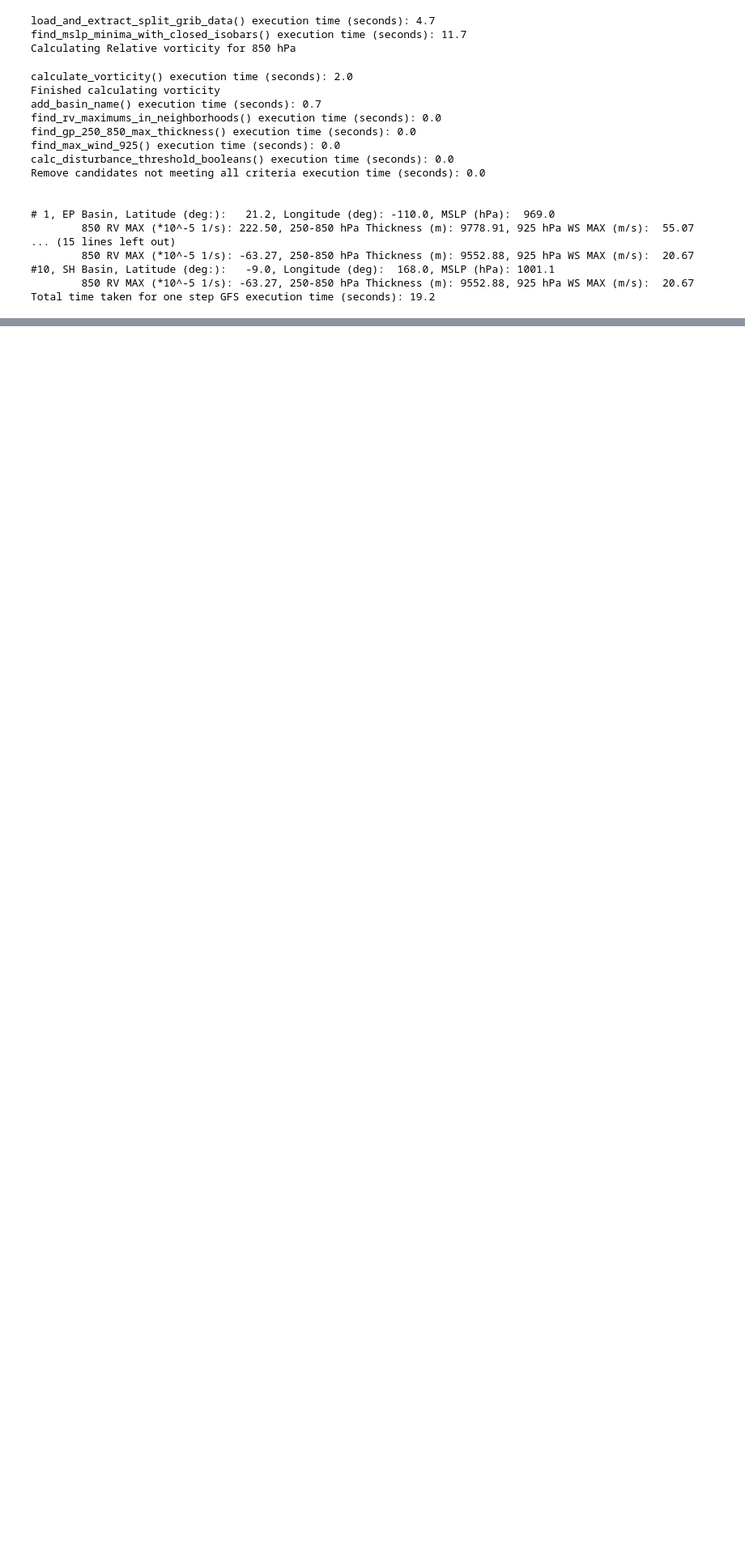
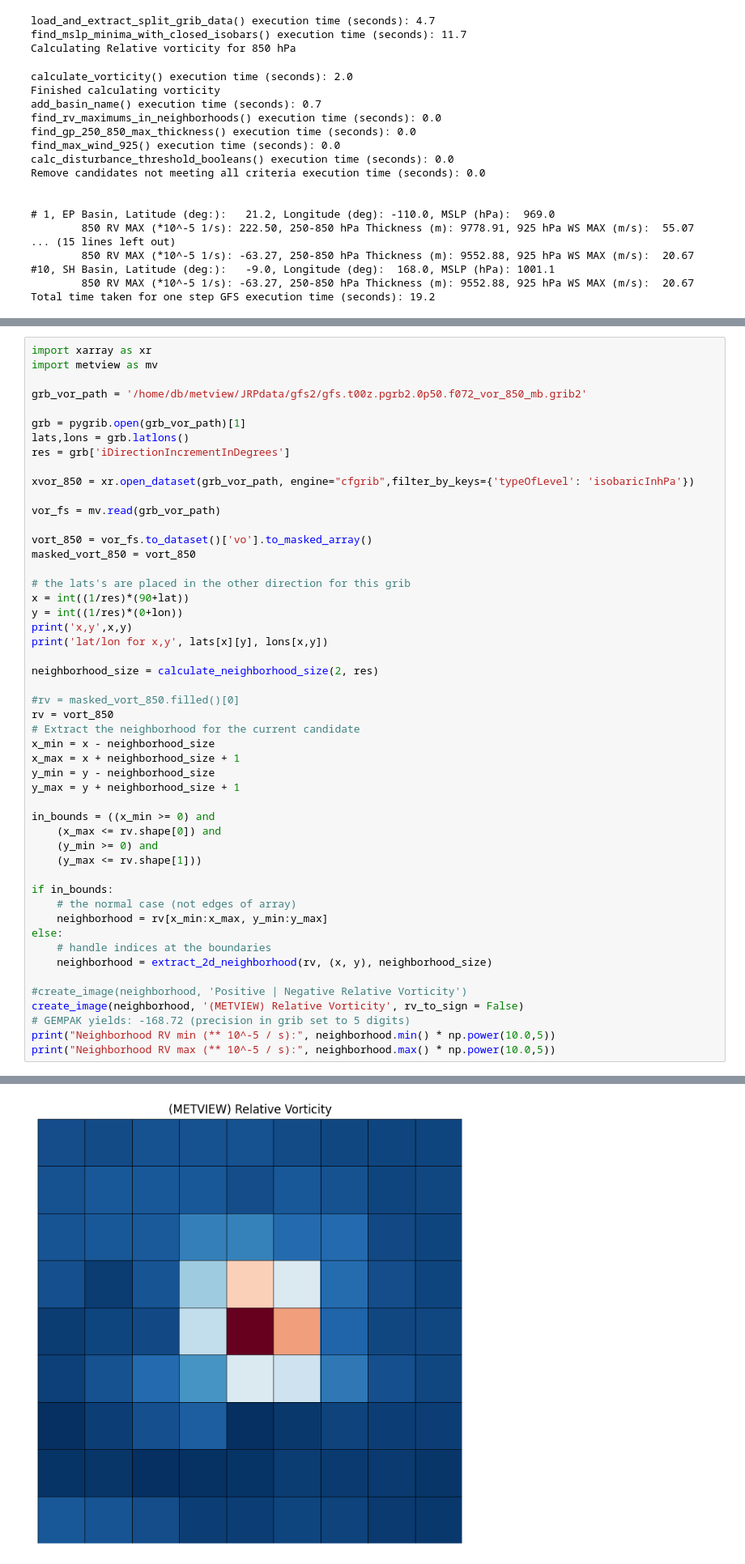
Before and after one commit to JRPdata/cyclone_genesis, a Jupyter notebook: cyclone-genesis.ipynb, the cells around one changed output, grey strips where cells are left out. Shown at 81% size. Drawn from its saved outputs; the diff is of its cells as text; blank space fills up the shorter version.

```diff
--- a/cyclone-genesis.ipynb
+++ b/cyclone-genesis.ipynb
@@ -1344,0 +1431,51 @@ Neighborhood RV max (** 10^-5 / s): 17.040246166288853
+# %%
+import xarray as xr
+import metview as mv
+
+grb_vor_path = '/home/db/metview/JRPdata/gfs2/gfs.t00z.pgrb2.0p50.f072_vor_850_mb.grib2'
+
+grb = pygrib.open(grb_vor_path)[1]
+lats,lons = grb.latlons()
+res = grb['iDirectionIncrementInDegrees']
+
+xvor_850 = xr.open_dataset(grb_vor_path, engine="cfgrib",filter_by_keys={'typeOfLevel': 'isobaricInhPa'})
+
+vor_fs = mv.read(grb_vor_path)
+
+vort_850 = vor_fs.to_dataset()['vo'].to_masked_array()
+masked_vort_850 = vort_850
+
+# the lats's are placed in the other direction for this grib
+x = int((1/res)*(90+lat))
+y = int((1/res)*(0+lon))
+print('x,y',x,y)
+print('lat/lon for x,y', lats[x][y], lons[x,y])
+
+neighborhood_size = calculate_neighborhood_size(2, res)
+
+#rv = masked_vort_850.filled()[0]
+rv = vort_850
+# Extract the neighborhood for the current candidate
+x_min = x - neighborhood_size
+x_max = x + neighborhood_size + 1
+y_min = y - neighborhood_size
+y_max = y + neighborhood_size + 1
+
+in_bounds = ((x_min >= 0) and
+    (x_max <= rv.shape[0]) and
+    (y_min >= 0) and
+    (y_max <= rv.shape[1]))
+
+if in_bounds:
+    # the normal case (not edges of array)
+    neighborhood = rv[x_min:x_max, y_min:y_max]
+else:
+    # handle indices at the boundaries
+    neighborhood = extract_2d_neighborhood(rv, (x, y), neighborhood_size)
+
+#create_image(neighborhood, 'Positive | Negative Relative Vorticity')
+create_image(neighborhood, '(METVIEW) Relative Vorticity', rv_to_sign = False)
+# GEMPAK yields: -168.72 (precision in grib set to 5 digits)
+print("Neighborhood RV min (** 10^-5 / s):", neighborhood.min() * np.power(10.0,5))
+print("Neighborhood RV max (** 10^-5 / s):", neighborhood.max() * np.power(10.0,5))
+# %% [output]
@@ -1344,0 +1484 @@ Neighborhood RV max (** 10^-5 / s): 17.040246166288853
+[figure, added]
```
Also changed, not shown: parts of 7 cells of this notebook.
